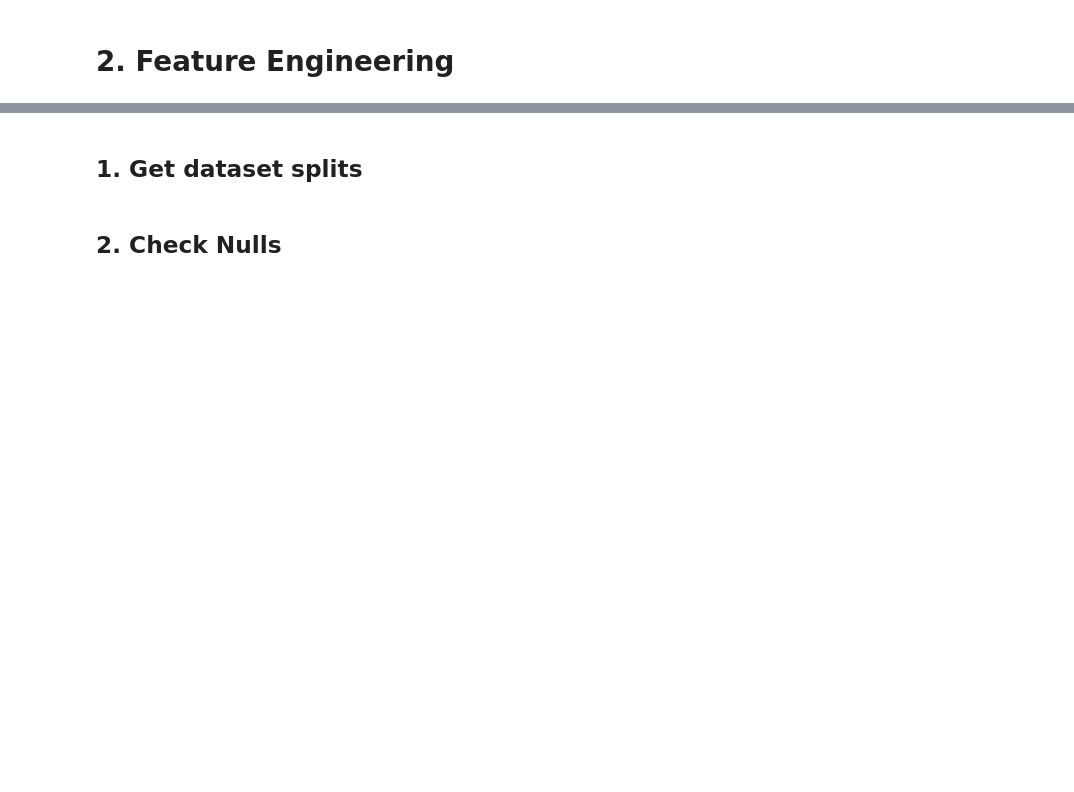
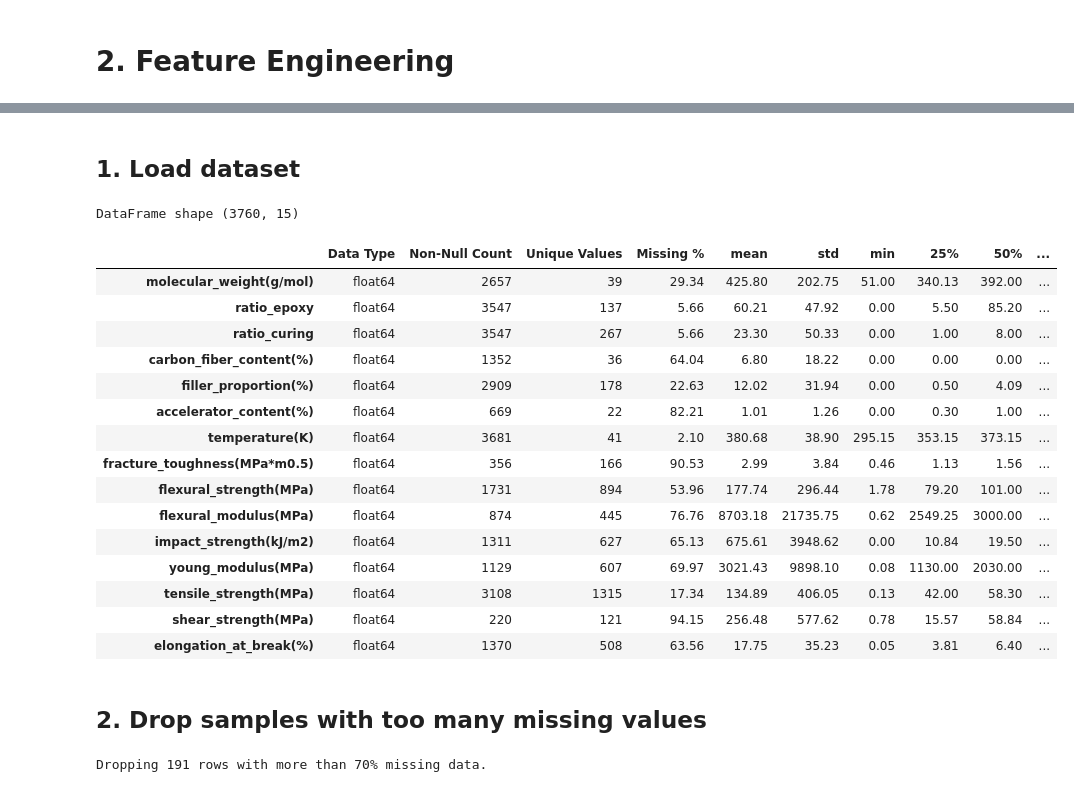
Before and after one commit to DrAg0n-BoRn/Epoxy_Optimization, a Jupyter notebook: 2_Feature_Engineering.ipynb, the cells around one changed output, grey strips where cells are left out. Drawn from its saved outputs; the diff is of its cells as text; code cells hidden in the pictures; blank space fills up the shorter version.

```diff
--- a/2_Feature_Engineering.ipynb
+++ b/2_Feature_Engineering.ipynb
@@ -11,6 +29,25 @@ from ml_tools.data_exploration import get_features_targets, summarize_dataframe,
 # %% [markdown]
-## 1. Get dataset splits
+## 1. Load dataset
 # %%
-full_df, df_targets, df_features= get_features_targets(df_path=PREPROCESSED_DATA_CSV, targets=TARGETS)
+raw_df = load_dataframe(df_path=PREPROCESSED_DATA_CSV)
+# %% [output]
+DataFrame shape (3760, 15)
 # %%
-summarize_dataframe(df_targets)
+summarize_dataframe(raw_df)
+# %% [output]
+|  | Data Type | Non-Null Count | Unique Values | Missing % | mean | std | min | 25% | 50% | ... |
+| molecular_weight(g/mol) | float64 | 2657 | 39 | 29.34 | 425.80 | 202.75 | 51.00 | 340.13 | 392.00 | ... |
+| ratio_epoxy | float64 | 3547 | 137 | 5.66 | 60.21 | 47.92 | 0.00 | 5.50 | 85.20 | ... |
+| ratio_curing | float64 | 3547 | 267 | 5.66 | 23.30 | 50.33 | 0.00 | 1.00 | 8.00 | ... |
+| carbon_fiber_content(%) | float64 | 1352 | 36 | 64.04 | 6.80 | 18.22 | 0.00 | 0.00 | 0.00 | ... |
+| filler_proportion(%) | float64 | 2909 | 178 | 22.63 | 12.02 | 31.94 | 0.00 | 0.50 | 4.09 | ... |
+| accelerator_content(%) | float64 | 669 | 22 | 82.21 | 1.01 | 1.26 | 0.00 | 0.30 | 1.00 | ... |
+| temperature(K) | float64 | 3681 | 41 | 2.10 | 380.68 | 38.90 | 295.15 | 353.15 | 373.15 | ... |
+| fracture_toughness(MPa*m0.5) | float64 | 356 | 166 | 90.53 | 2.99 | 3.84 | 0.46 | 1.13 | 1.56 | ... |
+| flexural_strength(MPa) | float64 | 1731 | 894 | 53.96 | 177.74 | 296.44 | 1.78 | 79.20 | 101.00 | ... |
+| flexural_modulus(MPa) | float64 | 874 | 445 | 76.76 | 8703.18 | 21735.75 | 0.62 | 2549.25 | 3000.00 | ... |
+| impact_strength(kJ/m2) | float64 | 1311 | 627 | 65.13 | 675.61 | 3948.62 | 0.00 | 10.84 | 19.50 | ... |
+| young_modulus(MPa) | float64 | 1129 | 607 | 69.97 | 3021.43 | 9898.10 | 0.08 | 1130.00 | 2030.00 | ... |
+| tensile_strength(MPa) | float64 | 3108 | 1315 | 17.34 | 134.89 | 406.05 | 0.13 | 42.00 | 58.30 | ... |
+| shear_strength(MPa) | float64 | 220 | 121 | 94.15 | 256.48 | 577.62 | 0.78 | 15.57 | 58.84 | ... |
+| elongation_at_break(%) | float64 | 1370 | 508 | 63.56 | 17.75 | 35.23 | 0.05 | 3.81 | 6.40 | ... |
@@ -19,2 +54,6 @@ summarize_dataframe(df_features)
 # %% [markdown]
-## 2. Check Nulls
+## 2. Drop samples with too many missing values
+# %%
+full_df = drop_rows_with_missing_data(df=raw_df, threshold=0.7)
+# %% [output]
+Dropping 191 rows with more than 70% missing data.
```
Also changed, not shown: parts of 23 cells of this notebook.
